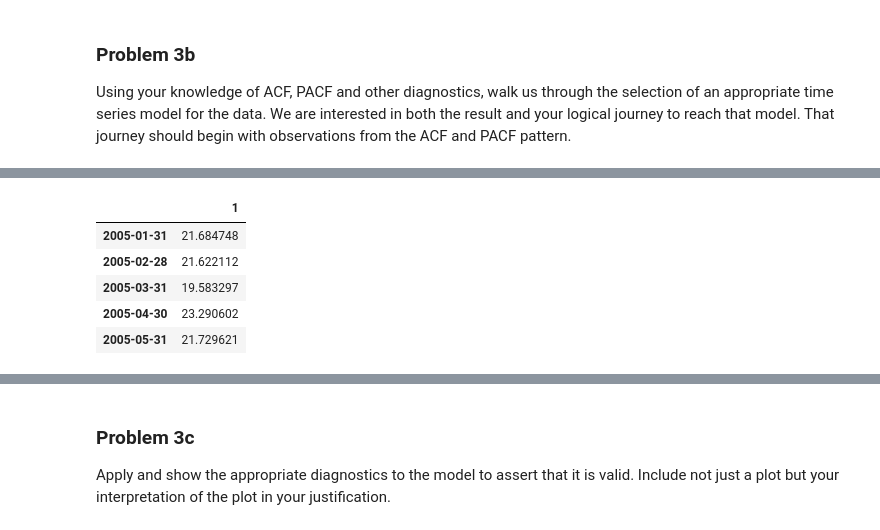
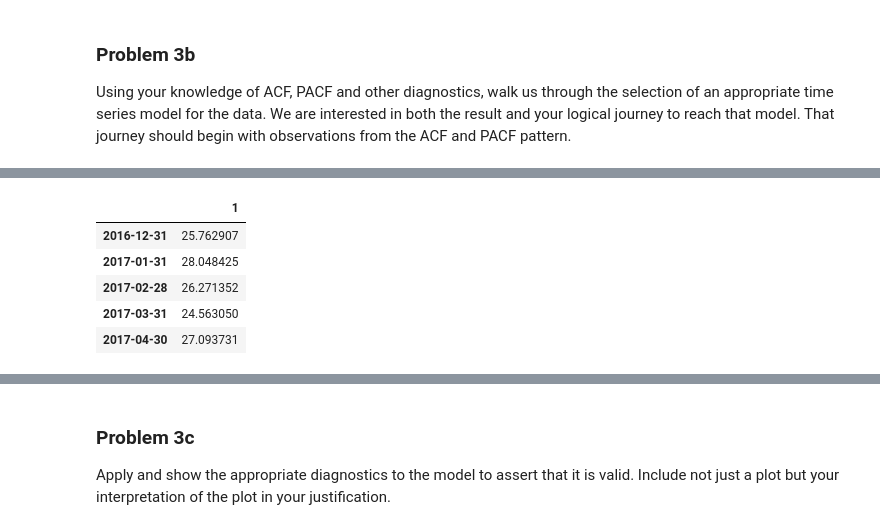
Before and after one commit to paulmattheww/Harvard-CS82-Advanced-ML, a Jupyter notebook: Assignments/HW3/HW3_2018_CSCIE82.ipynb, the cells around one changed output, grey strips where cells are left out. Saved outputs shown, nothing was run; the diff lists cells and outputs as text; code cells hidden in the pictures.

```diff
--- a/Assignments/HW3/HW3_2018_CSCIE82.ipynb
+++ b/Assignments/HW3/HW3_2018_CSCIE82.ipynb
@@ -443,3 +458,2 @@ ts_df.shape[0] / 12
 # %%
-ts_df.index = pd.date_range(start='01/01/2005', periods=ts_df.shape[0], freq='M', format='%m')
-ts_df.head()
+ts_df.index = pd.date_range(start='01/01/2005', periods=ts_df.shape[0], freq='M')
@@ -531,9 +727,9 @@ Using your knowledge of ACF, PACF and other diagnostics, walk us through the sel
 # %%
-ts_df.head()
+ts_df.tail()
 # %% [output]
 |  | 1 |
-| 2005-01-31 | 21.684748 |
-| 2005-02-28 | 21.622112 |
-| 2005-03-31 | 19.583297 |
-| 2005-04-30 | 23.290602 |
-| 2005-05-31 | 21.729621 |
+| 2016-12-31 | 25.762907 |
+| 2017-01-31 | 28.048425 |
+| 2017-02-28 | 26.271352 |
+| 2017-03-31 | 24.563050 |
+| 2017-04-30 | 27.093731 |
```
Also changed, not shown: parts of 46 cells of this notebook.
